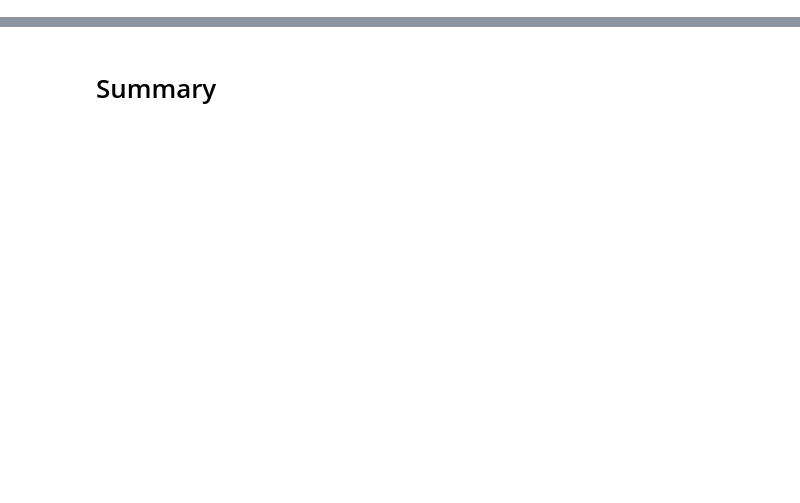
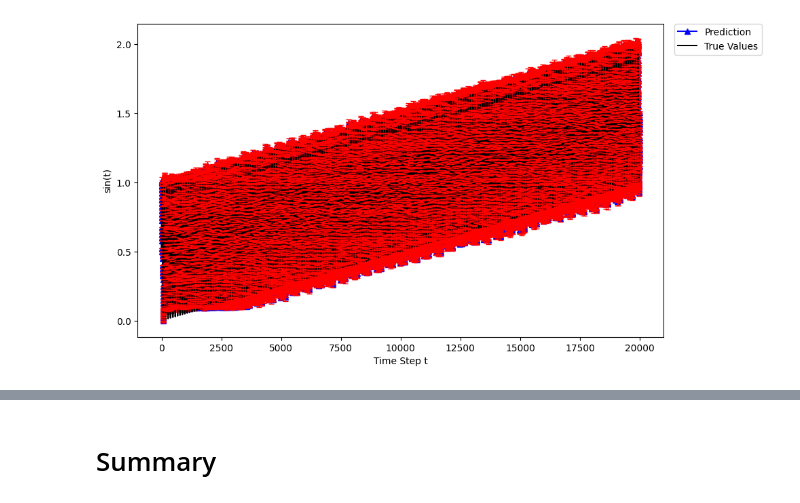
Before and after one commit to tyokyo320/time-series, a Jupyter notebook: utils/predict_syntheic.ipynb, the cells around one changed output, grey strips where cells are left out. Cells and saved outputs as stored; diff of their text form; code cells hidden in the pictures; blank space fills up the shorter version.

```diff
--- a/utils/predict_syntheic.ipynb
+++ b/utils/predict_syntheic.ipynb
@@ -361,0 +341,4 @@ plot_prediction_absolute_error_by_mean_std(error_abs_value_proposed, sampling_in
+# %%
+plot_syntheic_load_by_mean_std(true_values, case2_predicted_values, sampling_interval=config.sampling_interval)
+# %% [output]
+[figure, added]
```
Also changed, not shown: parts of 70 cells of this notebook, 1 other file.
